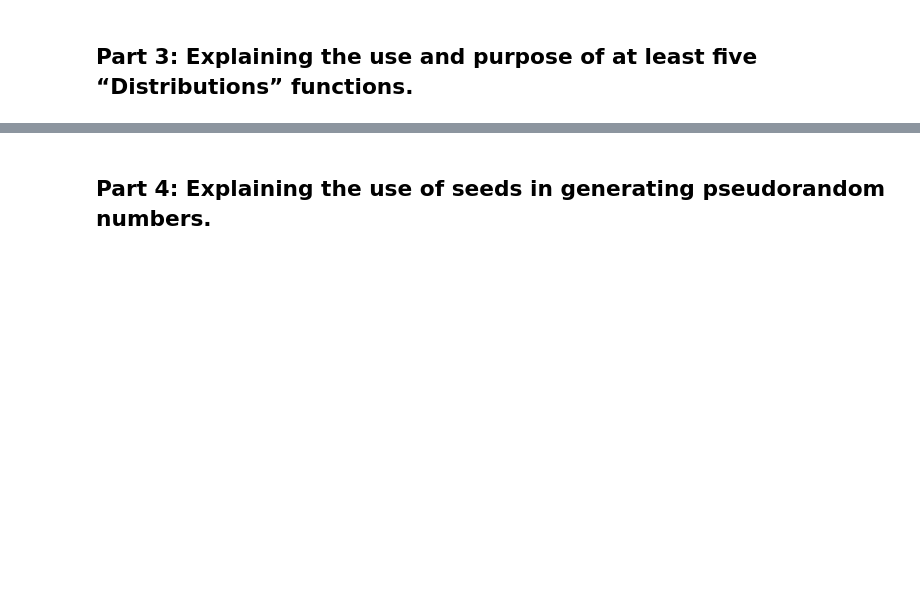
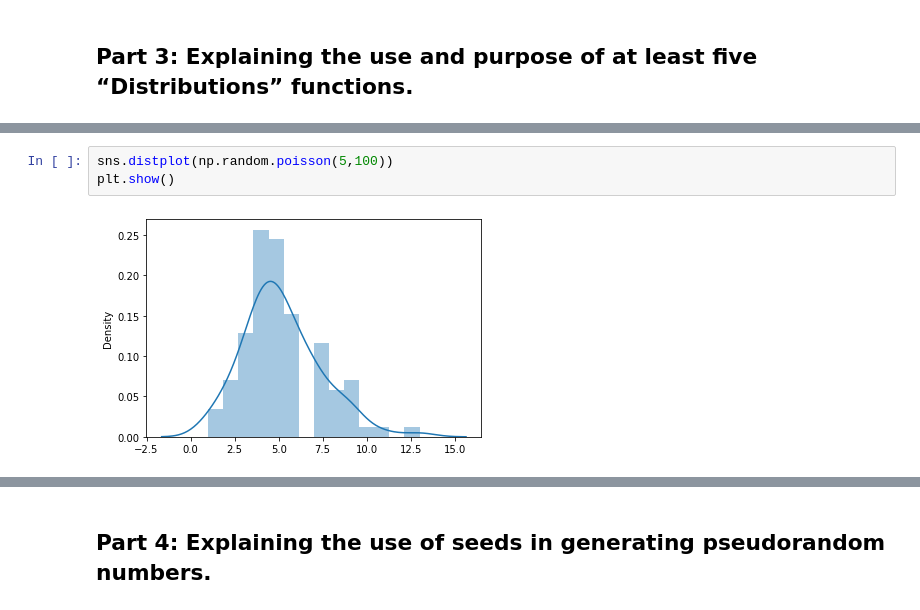
Before and after one commit to john-cashman/PFDA, a Jupyter notebook: numpy.random.ipynb, the cells around one changed output, grey strips where cells are left out. Saved outputs shown, nothing was run; the diff lists cells and outputs as text; blank space fills up the shorter version.

```diff
--- a/numpy.random.ipynb
+++ b/numpy.random.ipynb
@@ -99,0 +162,5 @@ print(random.permutation(arr))
+# %%
+sns.distplot(np.random.poisson(5,100))
+plt.show()
+# %% [output]
+[figure, added]
```
Also changed, not shown: parts of 27 cells of this notebook.
